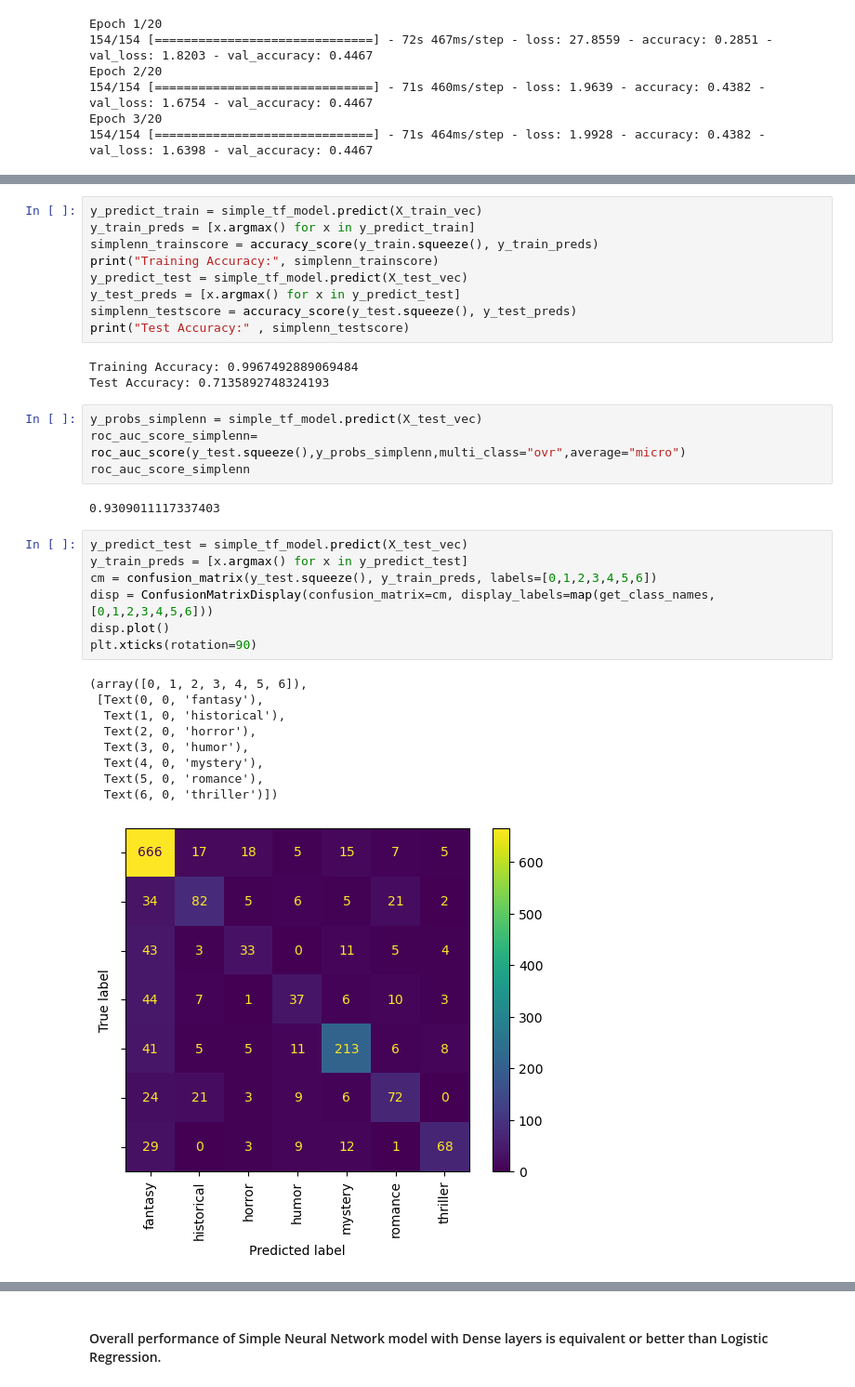
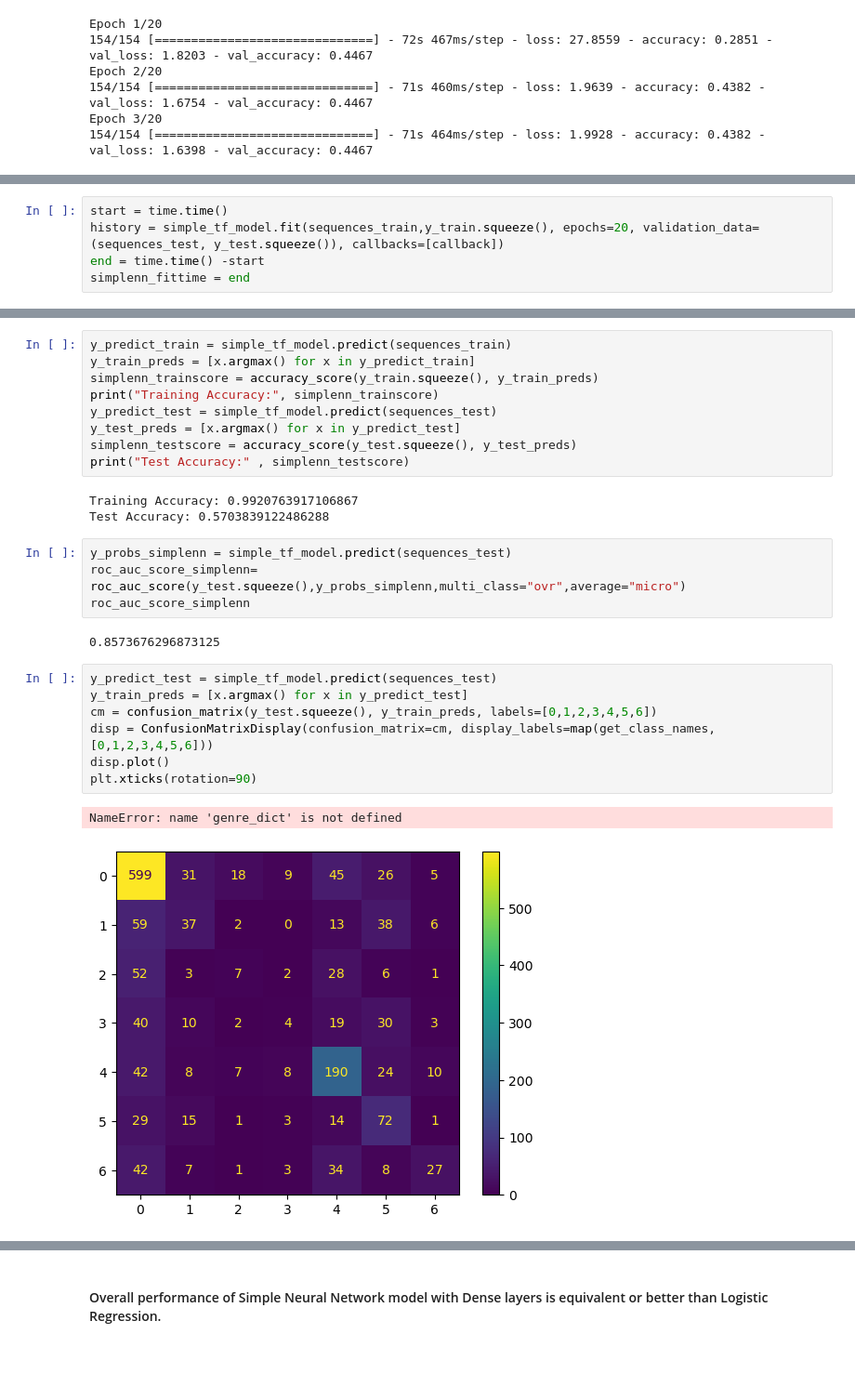
Before and after one commit to archana-rg/project-bookworm, a Jupyter notebook: notebooks/FinalBookGenrePred.ipynb, the cells around one changed output, grey strips where cells are left out. Shown at 93% size. Cells and saved outputs as stored; diff of their text form; blank space fills up the shorter version.

```diff
--- a/notebooks/FinalBookGenrePred.ipynb
+++ b/notebooks/FinalBookGenrePred.ipynb
@@ -1173 +1208,6 @@ Non-trainable params: 0
 _________________________________________________________________
+# %%
+start = time.time()
+history = simple_tf_model.fit(sequences_train,y_train.squeeze(), epochs=20, validation_data=(sequences_test, y_test.squeeze()), callbacks=[callback])
+end = time.time() -start
+simplenn_fittime = end
@@ -1174,36 +1221,29 @@ _________________________________________________________________
 # %%
-y_predict_train = simple_tf_model.predict(X_train_vec)
+y_predict_train = simple_tf_model.predict(sequences_train)
 y_train_preds = [x.argmax() for x in y_predict_train]
 simplenn_trainscore = accuracy_score(y_train.squeeze(), y_train_preds)
 print("Training Accuracy:", simplenn_trainscore)
-y_predict_test = simple_tf_model.predict(X_test_vec)
+y_predict_test = simple_tf_model.predict(sequences_test)
 y_test_preds = [x.argmax() for x in y_predict_test]
 simplenn_testscore = accuracy_score(y_test.squeeze(), y_test_preds)
 print("Test Accuracy:" , simplenn_testscore)
 # %% [output]
-Training Accuracy: 0.9967492889069484
-Test Accuracy: 0.7135892748324193
+Training Accuracy: 0.9920763917106867
+Test Accuracy: 0.5703839122486288
 # %%
-y_probs_simplenn = simple_tf_model.predict(X_test_vec)
+y_probs_simplenn = simple_tf_model.predict(sequences_test)
 roc_auc_score_simplenn= roc_auc_score(y_test.squeeze(),y_probs_simplenn,multi_class="ovr",average="micro")
 roc_auc_score_simplenn
 # %% [output]
-0.9309011117337403
+0.8573676296873125
 # %%
-y_predict_test = simple_tf_model.predict(X_test_vec)
+y_predict_test = simple_tf_model.predict(sequences_test)
 y_train_preds = [x.argmax() for x in y_predict_test]
 cm = confusion_matrix(y_test.squeeze(), y_train_preds, labels=[0,1,2,3,4,5,6])
 disp = ConfusionMatrixDisplay(confusion_matrix=cm, display_labels=map(get_class_names,[0,1,2,3,4,5,6]))
 disp.plot()
 plt.xticks(rotation=90)
 # %% [output]
-(array([0, 1, 2, 3, 4, 5, 6]),
- [Text(0, 0, 'fantasy'),
-  Text(1, 0, 'historical'),
-  Text(2, 0, 'horror'),
-  Text(3, 0, 'humor'),
-  Text(4, 0, 'mystery'),
-  Text(5, 0, 'romance'),
-  Text(6, 0, 'thriller')])
+NameError: name 'genre_dict' is not defined
-[figure, old version]
+[figure, new version]
 # %%
```
Also changed, not shown: parts of 12 cells of this notebook, 1 other file.
